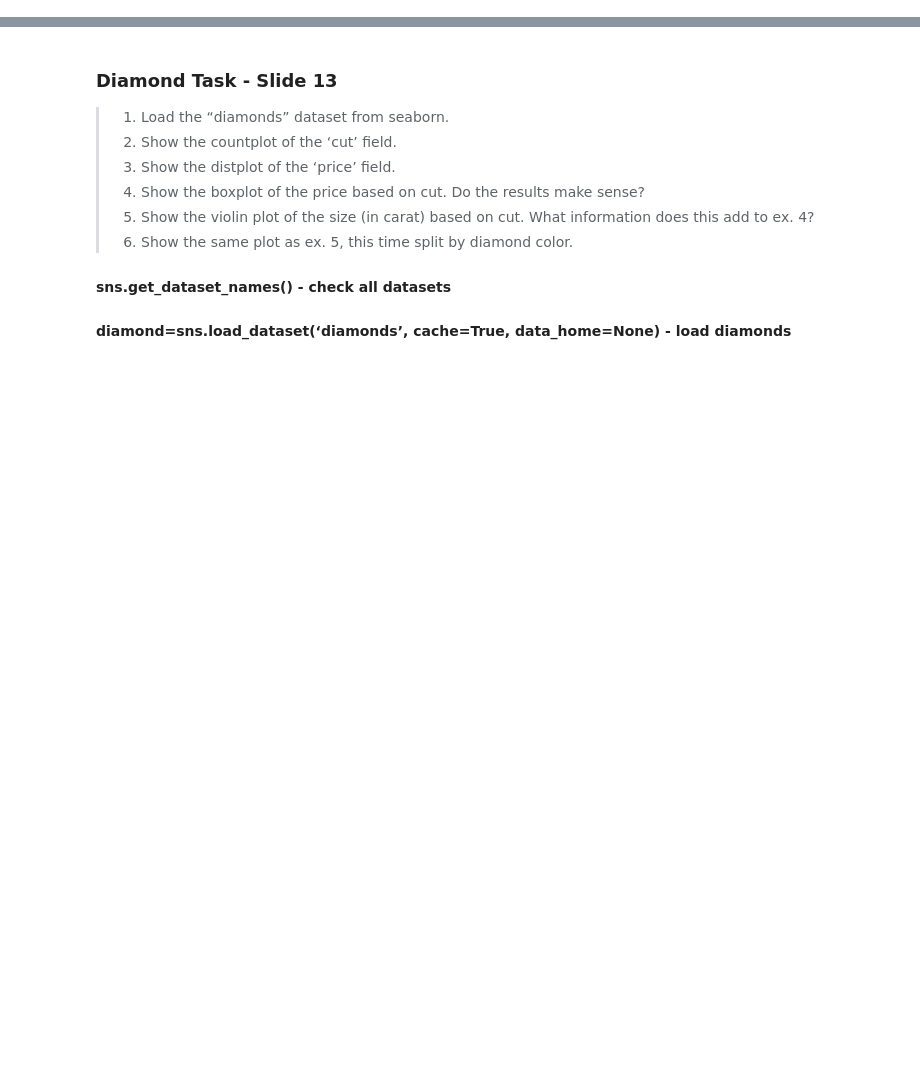
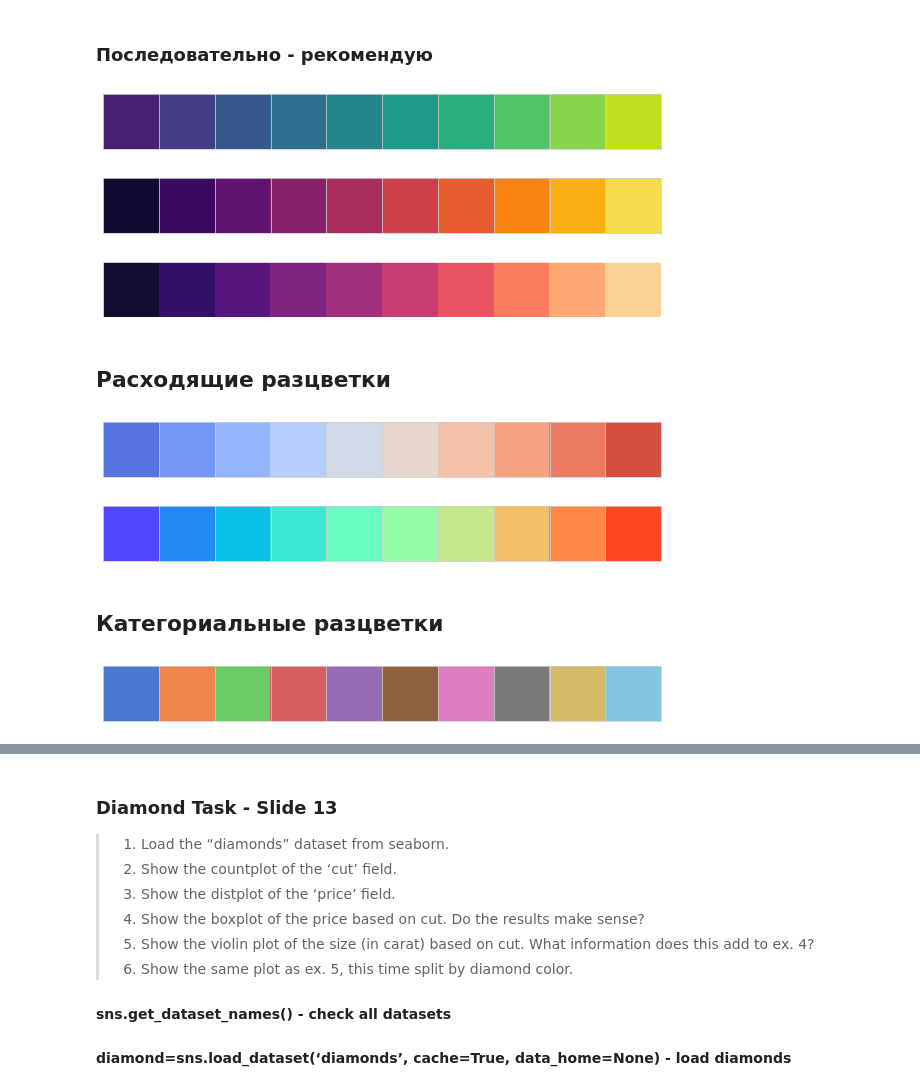
Before and after one commit to mclarin73/python_lessons, a Jupyter notebook: jupyter_file/Lesson - Seaborn.ipynb, the cells around one changed output, grey strips where cells are left out. Cells and saved outputs as stored; diff of their text form; code cells hidden in the pictures; blank space fills up the shorter version.

```diff
--- a/jupyter_file/Lesson - Seaborn.ipynb
+++ b/jupyter_file/Lesson - Seaborn.ipynb
@@ -6,0 +107,30 @@ import seaborn as sns
+# %% [markdown]
+### Последовательно - рекомендую
+# %%
+sns.palplot(sns.color_palette('viridis', n_colors = 10))
+# %% [output]
+[figure, added]
+# %%
+sns.palplot(sns.color_palette('inferno', n_colors = 10))
+# %% [output]
+[figure, added]
+# %%
+sns.palplot(sns.color_palette('magma', n_colors = 10))
+# %% [output]
+[figure, added]
+# %% [markdown]
+## Расходящие разцветки
+# %%
+sns.palplot(sns.color_palette('coolwarm', n_colors = 10))
+# %% [output]
+[figure, added]
+# %%
+sns.palplot(sns.color_palette('rainbow', n_colors = 10))
+# %% [output]
+[figure, added]
+# %% [markdown]
+## Категориальные разцветки
+# %%
+sns.palplot(sns.color_palette('muted', n_colors = 10))
+# %% [output]
+[figure, added]
```
Also changed, not shown: parts of 40 cells of this notebook.
